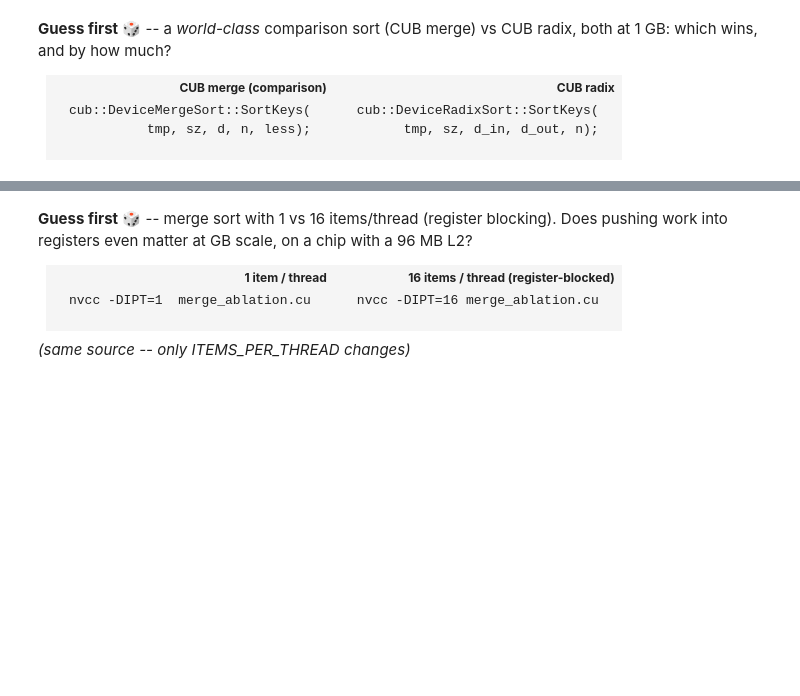
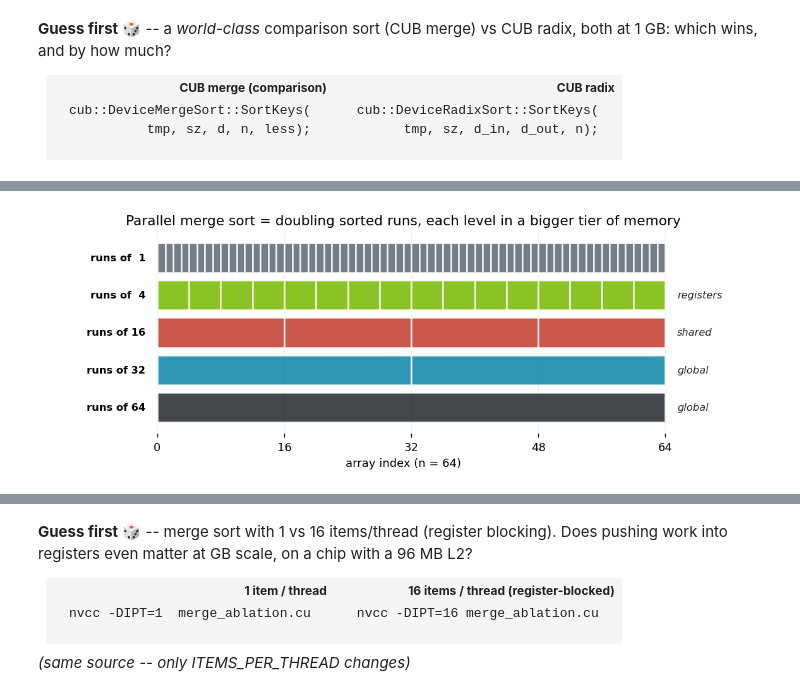
Before and after one commit to StarGazerM/gpu-cost-model-course, a Jupyter notebook: course.ipynb, the cells around one changed output, grey strips where cells are left out. Saved outputs shown, nothing was run; the diff lists cells and outputs as text; code cells hidden in the pictures; blank space fills up the shorter version.

```diff
--- a/course.ipynb
+++ b/course.ipynb
@@ -366,0 +344,20 @@ __device__ void net_sort(int (&a)[IPT]) {
+# %%
+# the same doubling as a picture: each row is one pass; bars are sorted runs.
+stages = [("input",      1,  CPU),   ("per-thread net_sort", 4,  GPU),
+          ("block_sort", 16, MERGE), ("device merge", 32, RADIX), ("device merge", 64, INK)]
+tiers  = ["",  "registers", "shared", "global", "global"]
+fig, ax = plt.subplots(figsize=(9, 3.4)); N = 64
+for row, (name, rl, col) in enumerate(stages):
+    y = len(stages) - 1 - row
+    for x0 in range(0, N, rl):
+        ax.add_patch(plt.Rectangle((x0, y - 0.4), rl, 0.8, facecolor=col,
+                     edgecolor="white", lw=1.4, alpha=0.85))
+    ax.text(-1.5, y, f"runs of {rl:>2}", ha="right", va="center", fontsize=9, fontweight="bold")
+    ax.text(N + 1.5, y, tiers[row], ha="left", va="center", fontsize=9, color=INK, style="italic")
+ax.set_xlim(-14, N + 12); ax.set_ylim(-0.7, len(stages) - 0.3)
+ax.set_yticks([]); ax.set_xticks([0, 16, 32, 48, 64]); ax.set_xlabel("array index (n = 64)")
+ax.set_title("Parallel merge sort = doubling sorted runs, each level in a bigger tier of memory")
+for s in ax.spines.values(): s.set_visible(False)
+plt.tight_layout(); plt.show()
+# %% [output]
+[figure, added]
```
Also changed, not shown: parts of 24 cells of this notebook, 4 other files.
